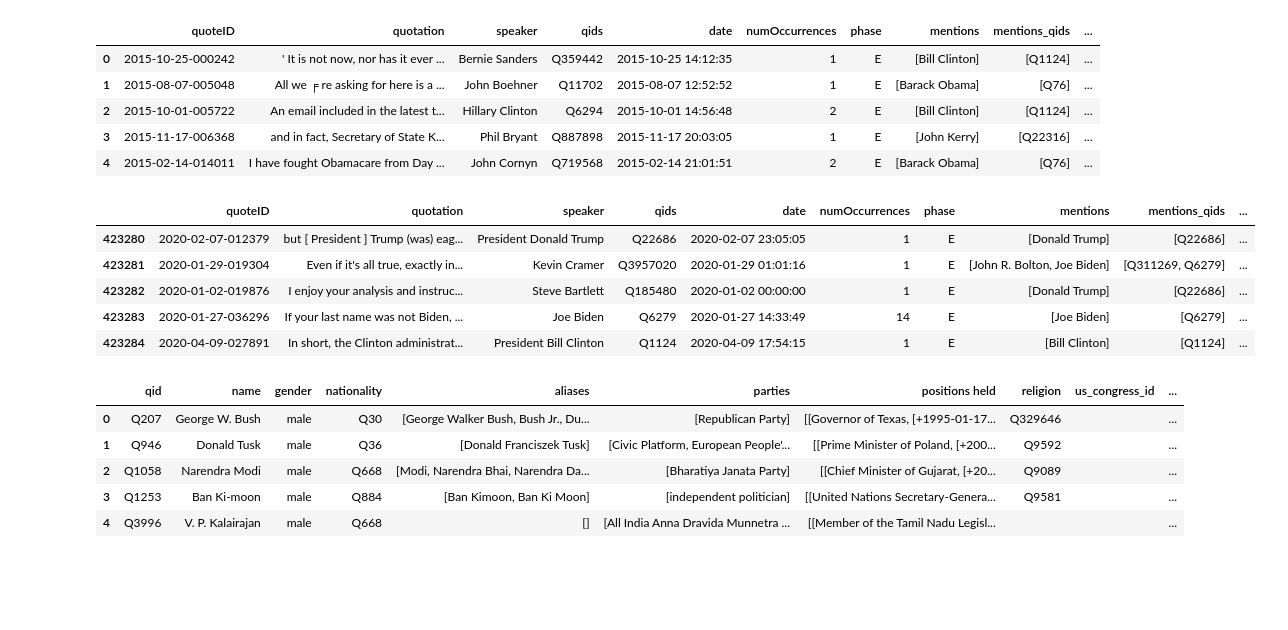
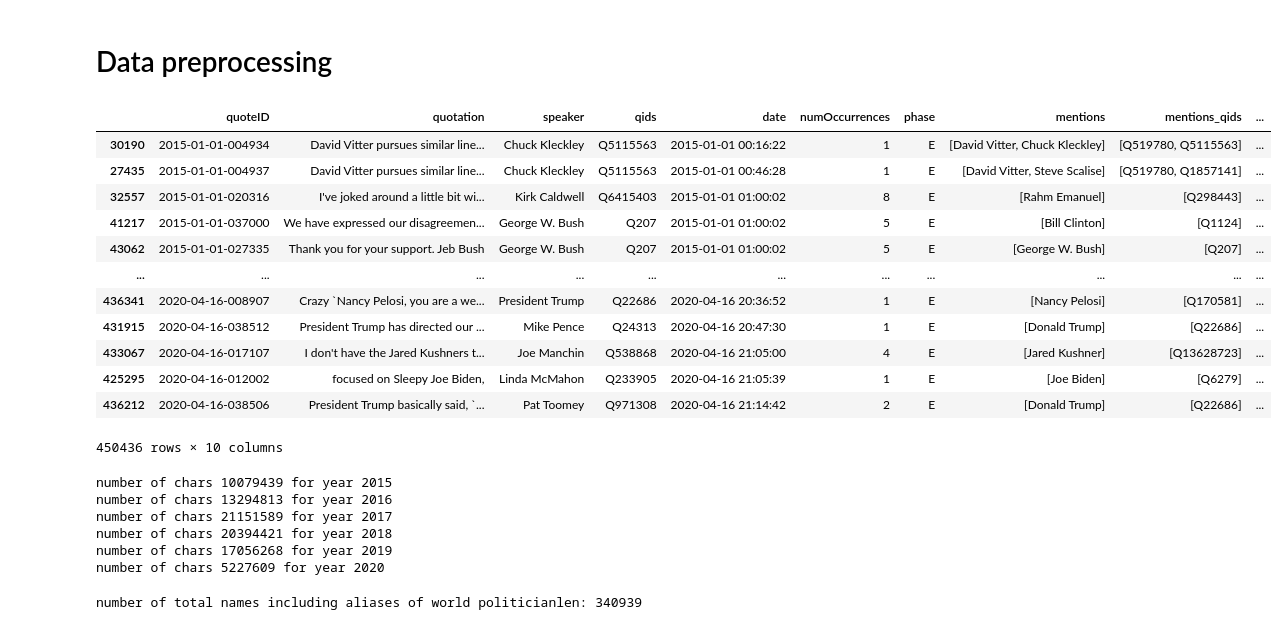
Before and after one commit to epfl-ada/ada-2021-project-date-a-data, a Jupyter notebook: Milestone3/topic_extraction.ipynb, the cells around one changed output. Drawn from its saved outputs; the diff is of its cells as text; code cells hidden in the pictures; blank space fills up the shorter version.

```diff
--- a/Milestone3/topic_extraction.ipynb
+++ b/Milestone3/topic_extraction.ipynb
@@ -26,38 +31,54 @@ def preprocess(text, names):
+# %% [markdown]
+# Data preprocessing
 # %%
 # import all quotations data of US
 USA_DATA = '../data/quotes_mentions_USA_compact.json.bz2'
 df = pd.read_json(USA_DATA, lines=True, compression='bz2' )
-# %%
-df.head()
-# %% [output]
-|  | quoteID | quotation | speaker | qids | date | numOccurrences | phase | mentions | mentions_qids | ... |
-| 0 | 2015-10-25-000242 | ' It is not now, nor has it ever ... | Bernie Sanders | Q359442 | 2015-10-25 14:12:35 | 1 | E | [Bill Clinton] | [Q1124] | ... |
-| 1 | 2015-08-07-005048 | All we ╒ re asking for here is a ... | John Boehner | Q11702 | 2015-08-07 12:52:52 | 1 | E | [Barack Obama] | [Q76] | ... |
-| 2 | 2015-10-01-005722 | An email included in the latest t... | Hillary Clinton | Q6294 | 2015-10-01 14:56:48 | 2 | E | [Bill Clinton] | [Q1124] | ... |
-| 3 | 2015-11-17-006368 | and in fact, Secretary of State K... | Phil Bryant | Q887898 | 2015-11-17 20:03:05 | 1 | E | [John Kerry] | [Q22316] | ... |
-| 4 | 2015-02-14-014011 | I have fought Obamacare from Day ... | John Cornyn | Q719568 | 2015-02-14 21:01:51 | 2 | E | [Barack Obama] | [Q76] | ... |
-# %%
-df_2020 = df[df["date"] > pd.Timestamp(2020,1,1)]
-df_2020.head(5)
-# %% [output]
-|  | quoteID | quotation | speaker | qids | date | numOccurrences | phase | mentions | mentions_qids | ... |
-| 423280 | 2020-02-07-012379 | but [ President ] Trump (was) eag... | President Donald Trump | Q22686 | 2020-02-07 23:05:05 | 1 | E | [Donald Trump] | [Q22686] | ... |
-| 423281 | 2020-01-29-019304 | Even if it's all true, exactly in... | Kevin Cramer | Q3957020 | 2020-01-29 01:01:16 | 1 | E | [John R. Bolton, Joe Biden] | [Q311269, Q6279] | ... |
-| 423282 | 2020-01-02-019876 | I enjoy your analysis and instruc... | Steve Bartlett | Q185480 | 2020-01-02 00:00:00 | 1 | E | [Donald Trump] | [Q22686] | ... |
-| 423283 | 2020-01-27-036296 | If your last name was not Biden, ... | Joe Biden | Q6279 | 2020-01-27 14:33:49 | 14 | E | [Joe Biden] | [Q6279] | ... |
-| 423284 | 2020-04-09-027891 | In short, the Clinton administrat... | President Bill Clinton | Q1124 | 2020-04-09 17:54:15 | 1 | E | [Bill Clinton] | [Q1124] | ... |
+# %%
+df = df.sort_values(by='date', ascending=True)
+df
+# %% [output]
+|  | quoteID | quotation | speaker | qids | date | numOccurrences | phase | mentions | mentions_qids | ... |
+| 30190 | 2015-01-01-004934 | David Vitter pursues similar line... | Chuck Kleckley | Q5115563 | 2015-01-01 00:16:22 | 1 | E | [David Vitter, Chuck Kleckley] | [Q519780, Q5115563] | ... |
+| 27435 | 2015-01-01-004937 | David Vitter pursues similar line... | Chuck Kleckley | Q5115563 | 2015-01-01 00:46:28 | 1 | E | [David Vitter, Steve Scalise] | [Q519780, Q1857141] | ... |
+| 32557 | 2015-01-01-020316 | I've joked around a little bit wi... | Kirk Caldwell | Q6415403 | 2015-01-01 01:00:02 | 8 | E | [Rahm Emanuel] | [Q298443] | ... |
+| 41217 | 2015-01-01-037000 | We have expressed our disagreemen... | George W. Bush | Q207 | 2015-01-01 01:00:02 | 5 | E | [Bill Clinton] | [Q1124] | ... |
+| 43062 | 2015-01-01-027335 | Thank you for your support. Jeb Bush | George W. Bush | Q207 | 2015-01-01 01:00:02 | 5 | E | [George W. Bush] | [Q207] | ... |
+| ... | ... | ... | ... | ... | ... | ... | ... | ... | ... | ... |
+| 436341 | 2020-04-16-008907 | Crazy `Nancy Pelosi, you are a we... | President Trump | Q22686 | 2020-04-16 20:36:52 | 1 | E | [Nancy Pelosi] | [Q170581] | ... |
+| 431915 | 2020-04-16-038512 | President Trump has directed our ... | Mike Pence | Q24313 | 2020-04-16 20:47:30 | 1 | E | [Donald Trump] | [Q22686] | ... |
+| 433067 | 2020-04-16-017107 | I don't have the Jared Kushners t... | Joe Manchin | Q538868 | 2020-04-16 21:05:00 | 4 | E | [Jared Kushner] | [Q13628723] | ... |
+| 425295 | 2020-04-16-012002 | focused on Sleepy Joe Biden, | Linda McMahon | Q233905 | 2020-04-16 21:05:39 | 1 | E | [Joe Biden] | [Q6279] | ... |
+| 436212 | 2020-04-16-038506 | President Trump basically said, `... | Pat Toomey | Q971308 | 2020-04-16 21:14:42 | 2 | E | [Donald Trump] | [Q22686] | ... |
+450436 rows × 10 columns
+# %%
+# convert quotations to corpus by year
+corpus_root = "./"
+for year in range(2015, 2021):
+    file_path = '../data/quotations_{:d}.txt'.format(year)
+    df_year = df[(df["date"] >= pd.Timestamp(year,1,1)) & (df["date"] < pd.Timestamp(year+1, 1, 1))]
+    quotations = "\n".join(df_year["quotation"].to_list())
+    print('number of chars {} for year {}'.format(len(quotations), year))
+
+    with open(file_path, 'w') as f:
+        f.write(quotations)
+# %% [output]
+number of chars 10079439 for year 2015
+number of chars 13294813 for year 2016
+number of chars 21151589 for year 2017
+number of chars 20394421 for year 2018
+number of chars 17056268 for year 2019
+number of chars 5227609 for year 2020
 # %%
 # import politician properties and get their names
 POLITICIAN = "../data/filtered_politician_labeled_v3.json.bz2"
 pol_df = pd.read_json(POLITICIAN, lines=True, compression='bz2')
 
+# extend names with aliases
 pol_df['aliases_all'] = [a+[b] for a,b in zip(pol_df['aliases'],pol_df['name'])]
-pol_df.head()
+pol_name_global = pol_df["aliases_all"].tolist()
+pol_name_global = frozenset([n for names in pol_name_global for n in names])
+print("number of total names including aliases of world politicianlen: {}".format(len(pol_name_global)))
 # %% [output]
-|  | qid | name | gender | nationality | aliases | parties | positions held | religion | us_congress_id | ... |
-| 0 | Q207 | George W. Bush | male | Q30 | [George Walker Bush, Bush Jr., Du... | [Republican Party] | [[Governor of Texas, [+1995-01-17... | Q329646 |  | ... |
-| 1 | Q946 | Donald Tusk | male | Q36 | [Donald Franciszek Tusk] | [Civic Platform, European People'... | [[Prime Minister of Poland, [+200... | Q9592 |  | ... |
-| 2 | Q1058 | Narendra Modi | male | Q668 | [Modi, Narendra Bhai, Narendra Da... | [Bharatiya Janata Party] | [[Chief Minister of Gujarat, [+20... | Q9089 |  | ... |
-| 3 | Q1253 | Ban Ki-moon | male | Q884 | [Ban Kimoon, Ban Ki Moon] | [independent politician] | [[United Nations Secretary-Genera... | Q9581 |  | ... |
-| 4 | Q3996 | V. P. Kalairajan | male | Q668 | [] | [All India Anna Dravida Munnetra ... | [[Member of the Tamil Nadu Legisl... |  |  | ... |
+number of total names including aliases of world politicianlen: 340939
 # %%
```
Also changed, not shown: parts of 63 cells of this notebook.
